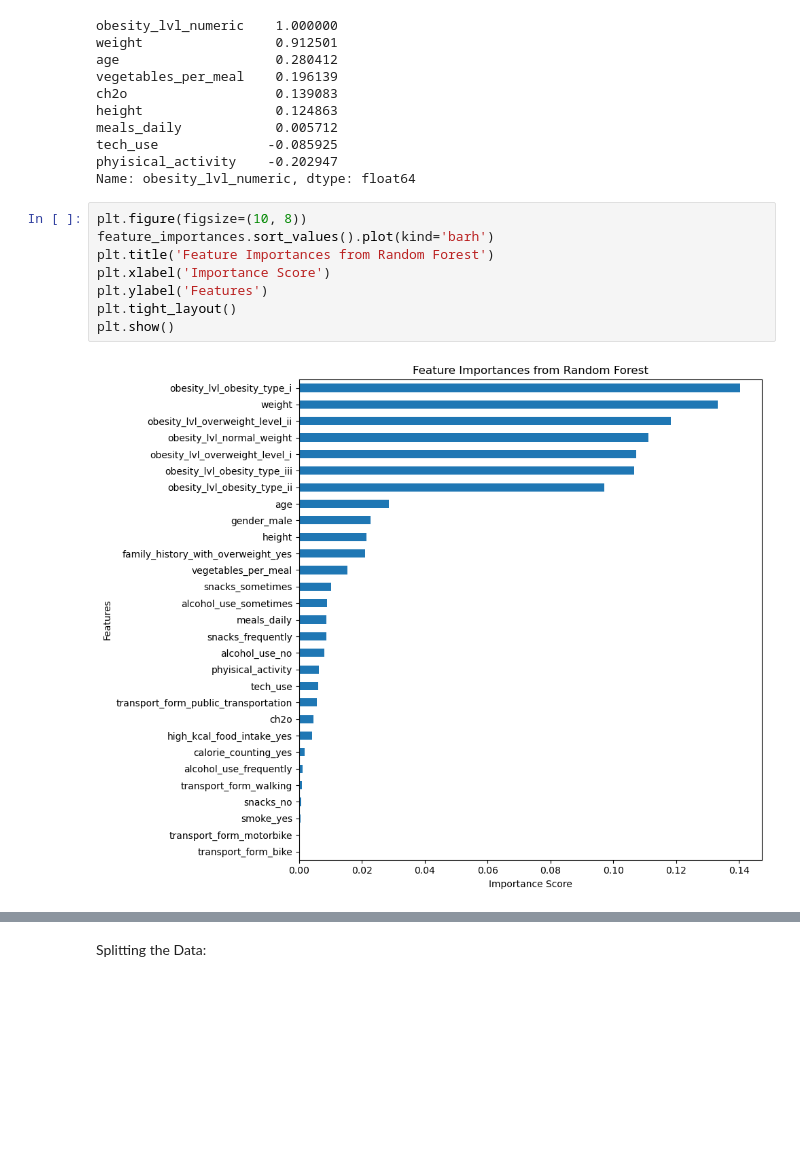
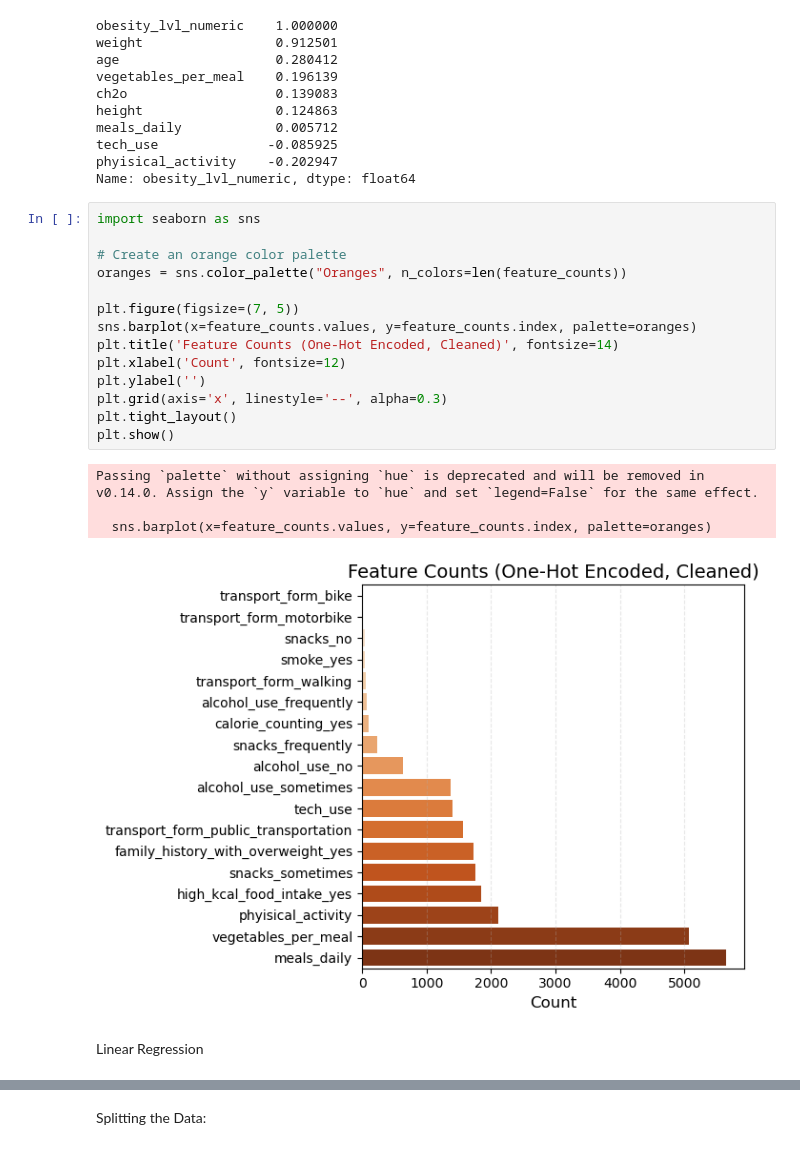
Before and after one commit to KlaudijaK/Final_Project-Obesity-, a Jupyter notebook: Obesity_project.ipynb, the cells around one changed output, grey strips where cells are left out. Drawn from its saved outputs; the diff is of its cells as text; blank space fills up the shorter version.

```diff
--- a/Obesity_project.ipynb
+++ b/Obesity_project.ipynb
@@ -591,12 +594,23 @@ tech_use              -0.085925
 phyisical_activity    -0.202947
 Name: obesity_lvl_numeric, dtype: float64
 # %%
-plt.figure(figsize=(10, 8))
-feature_importances.sort_values().plot(kind='barh')
-plt.title('Feature Importances from Random Forest')
-plt.xlabel('Importance Score')
-plt.ylabel('Features')
+import seaborn as sns
+
+# Create an orange color palette
+oranges = sns.color_palette("Oranges", n_colors=len(feature_counts))
+
+plt.figure(figsize=(7, 5))
+sns.barplot(x=feature_counts.values, y=feature_counts.index, palette=oranges)
+plt.title('Feature Counts (One-Hot Encoded, Cleaned)', fontsize=14)
+plt.xlabel('Count', fontsize=12)
+plt.ylabel('')
+plt.grid(axis='x', linestyle='--', alpha=0.3)
 plt.tight_layout()
 plt.show()
 # %% [output]
+Passing `palette` without assigning `hue` is deprecated and will be removed in v0.14.0. Assign the `y` variable to `hue` and set `legend=False` for the same effect.
+
+  sns.barplot(x=feature_counts.values, y=feature_counts.index, palette=oranges)
-[figure, old version]
+[figure, new version]
+# %% [markdown]
+Linear Regression
```
Also changed, not shown: parts of 8 cells of this notebook.
